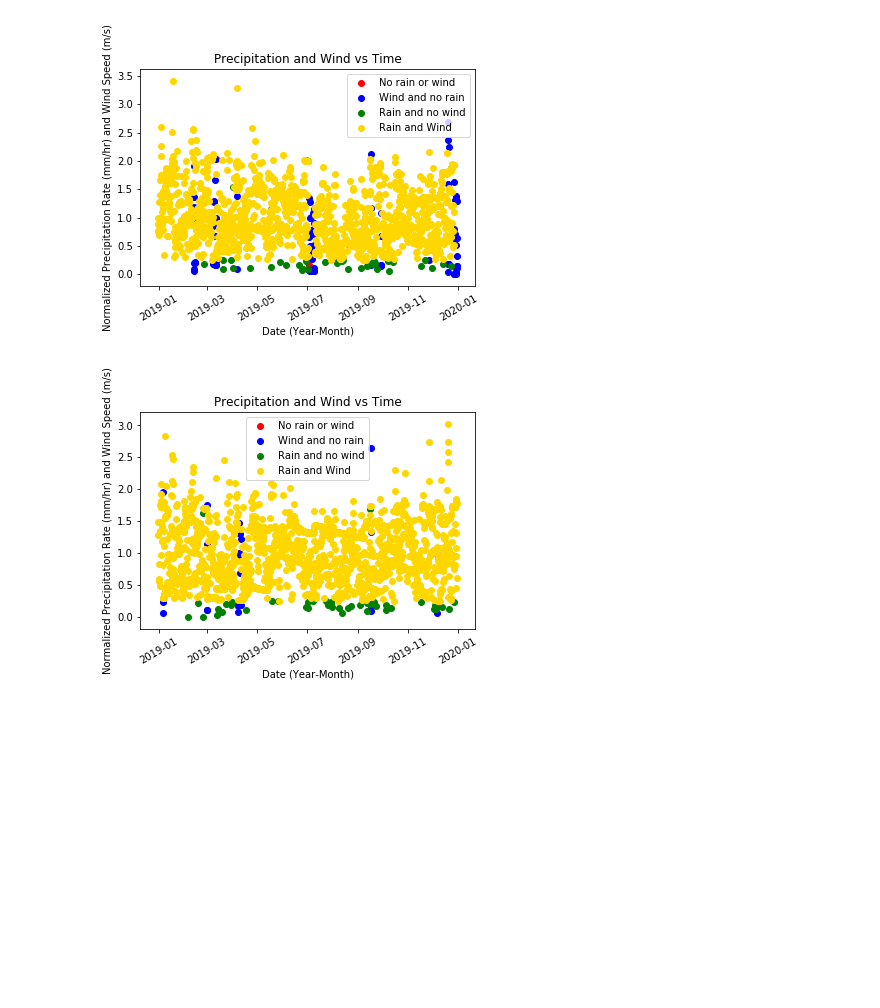
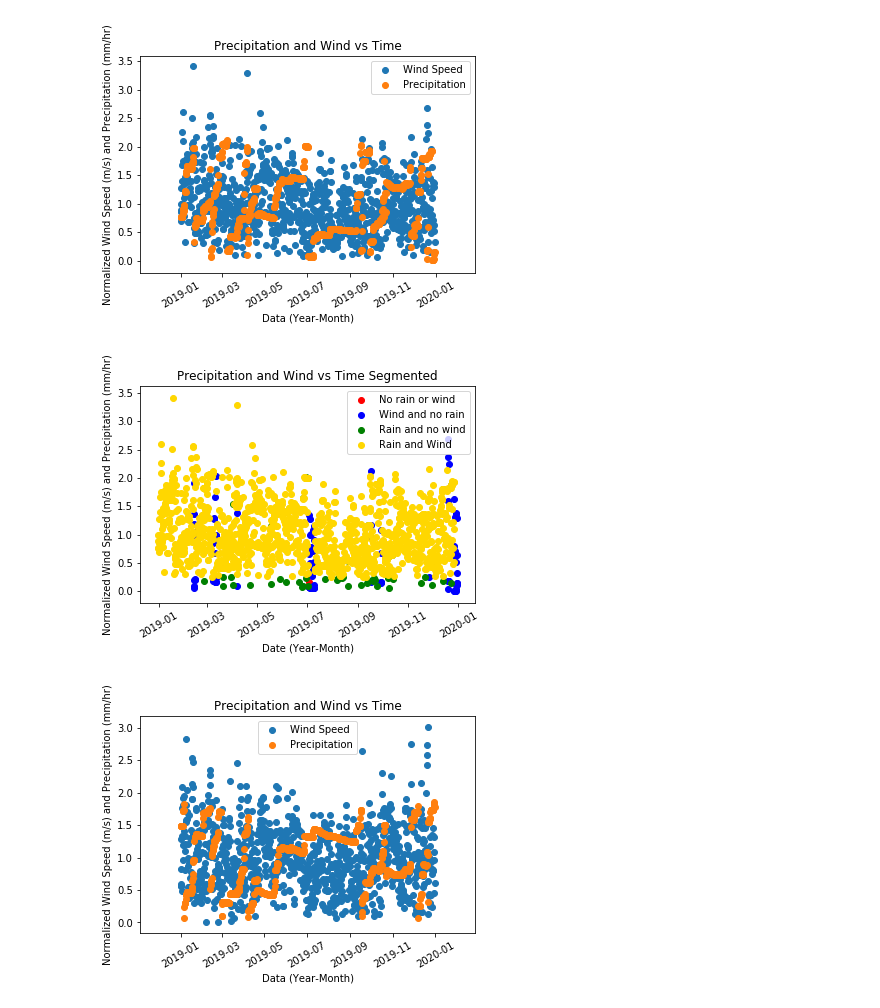
Before and after one commit to neil-uwb/Meteo-Project, a Jupyter notebook: Meteo Project.ipynb, the cells around one changed output. Saved outputs shown, nothing was run; the diff lists cells and outputs as text; code cells hidden in the pictures; blank space fills up the shorter version.

```diff
--- a/Meteo Project.ipynb
+++ b/Meteo Project.ipynb
@@ -80,34 +80,43 @@ for i in range(len(data_request_url)):
             precipitation1.append(precipitation[i]/np.mean(precipitation))
         elif velocity[i]/np.mean(velocity) >= .25 and precipitation[i]/np.mean(precipitation) < .25:
             #Case 2: Wind and no rain
             time2.append(time[i])
             velocity2.append(velocity[i]/np.mean(velocity))
             precipitation2.append(precipitation[i]/np.mean(precipitation))
         elif velocity[i]/np.mean(velocity) < .25 and precipitation[i]/np.mean(precipitation) >= .25:
             #Case 3: Rain and no wind
             time3.append(time[i])
             velocity3.append(velocity[i]/np.mean(velocity))
             precipitation3.append(precipitation[i]/np.mean(precipitation))
         else:
             #Case 4: Rain and Wind
             time4.append(time[i])
             velocity4.append(velocity[i]/np.mean(velocity))
             precipitation4.append(precipitation[i]/np.mean(precipitation))
 
+    plt.scatter(time,velocity/np.mean(velocity),label = 'Wind Speed')
+    plt.scatter(time,precipitation/np.mean(precipitation),label = 'Precipitation')
+    plt.legend()
+    plt.xticks(rotation=30)
+    plt.xlabel('Data (Year-Month)')
+    plt.ylabel('Normalized Wind Speed (m/s) and Precipitation (mm/hr)')
+    plt.title('Precipitation and Wind vs Time')
+    plt.show()
     plt.scatter(time1,velocity1,color = 'red',label = 'No rain or wind')
     plt.scatter(time1,precipitation1,color = 'red')
     plt.scatter(time2,velocity2,color = 'blue')
     plt.scatter(time2,precipitation2,color = 'blue',label = 'Wind and no rain')
     plt.scatter(time3,velocity3,color = 'green')
     plt.scatter(time3,precipitation3,color = 'green',label = 'Rain and no wind')
     plt.scatter(time4,velocity4,color = 'gold')
     plt.scatter(time4,precipitation4,color = 'gold',label = 'Rain and Wind')
     plt.legend()
     plt.xticks(rotation=30)
     plt.xlabel('Date (Year-Month)')
-    plt.ylabel('Normalized Precipitation Rate (mm/hr) and Wind Speed (m/s)')
-    plt.title('Precipitation and Wind vs Time')
+    plt.ylabel('Normalized Wind Speed (m/s) and Precipitation (mm/hr)')
+    plt.title('Precipitation and Wind vs Time Segmented')
     plt.show()
 # %% [output]
-[figure, old version]
+[figure, new version]
-[figure, old version]
+[figure, new version]
+[figure, added]
```
Also changed, not shown: parts of 3 cells of this notebook.
